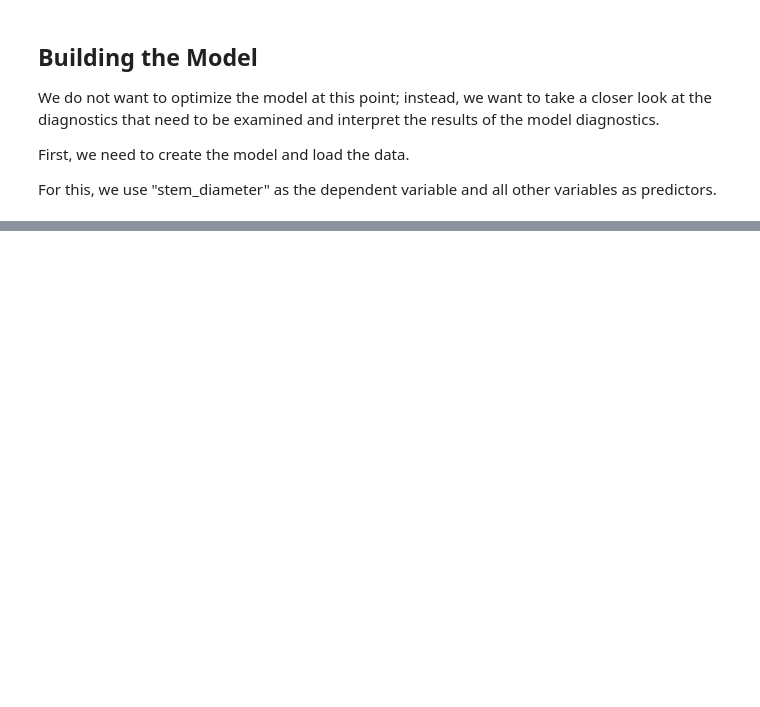
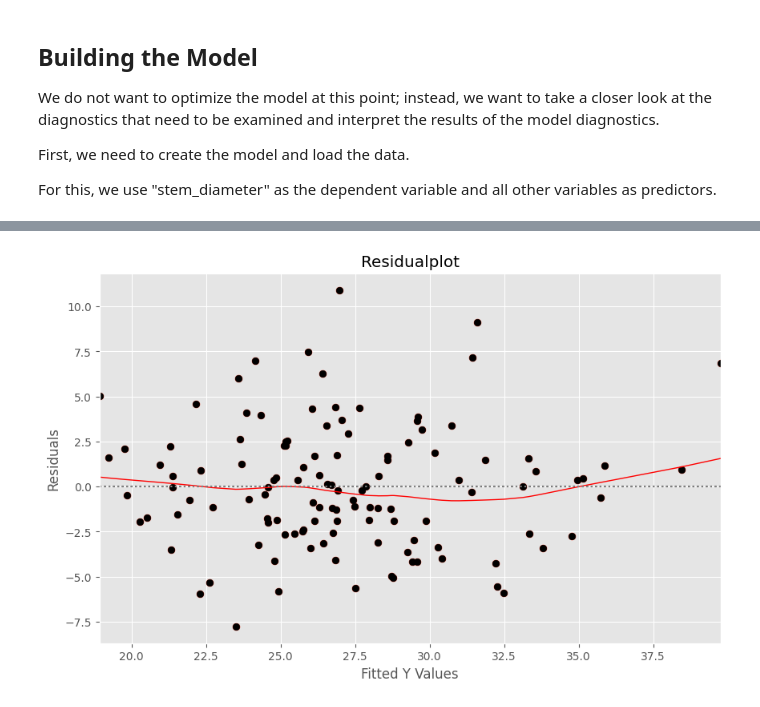
Before and after one commit to Statsomat/OLSAI, a Jupyter notebook: ColabNotebooks/CacaoPL_v2.ipynb, the cells around one changed output, grey strips where cells are left out. Cells and saved outputs as stored; diff of their text form; code cells hidden in the pictures; blank space fills up the shorter version.

```diff
--- a/ColabNotebooks/CacaoPL_v2.ipynb
+++ b/ColabNotebooks/CacaoPL_v2.ipynb
@@ -64,0 +252,17 @@ The following aspects are examined:
+# %%
+import seaborn as sns
+
+predictions = model.predict(x)
+residuals = y - predictions
+
+# Residuenplot erstellen
+plt.figure(figsize=(10, 6))
+sns.residplot(x=predictions, y=residuals, lowess=True, line_kws={'color': 'red', 'lw': 1, 'linestyle': '-'})
+plt.scatter(predictions, residuals, color='black')
+plt.axhline(y=0, color='gray', linestyle=':')
+plt.xlabel('Fitted Y Values')
+plt.ylabel('Residuals')
+plt.title('Residualplot')
+plt.show()
+# %% [output]
+[figure, added]
```
Also changed, not shown: parts of 25 cells of this notebook.
